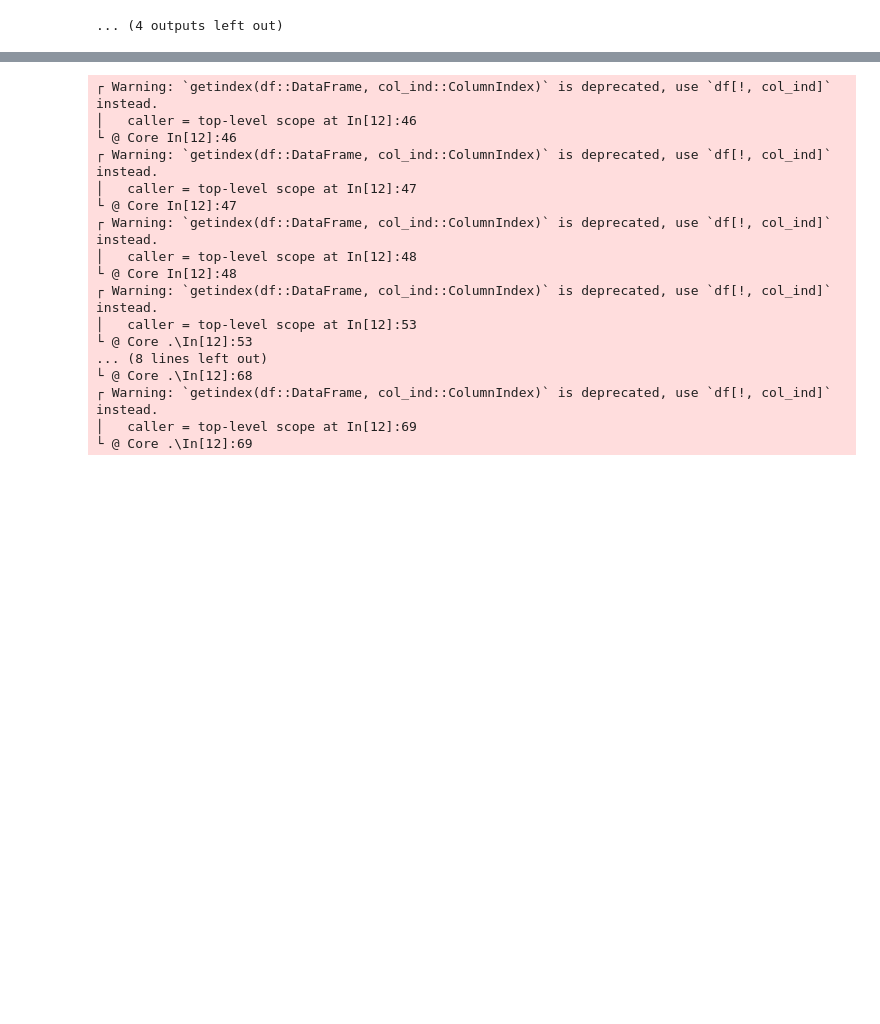
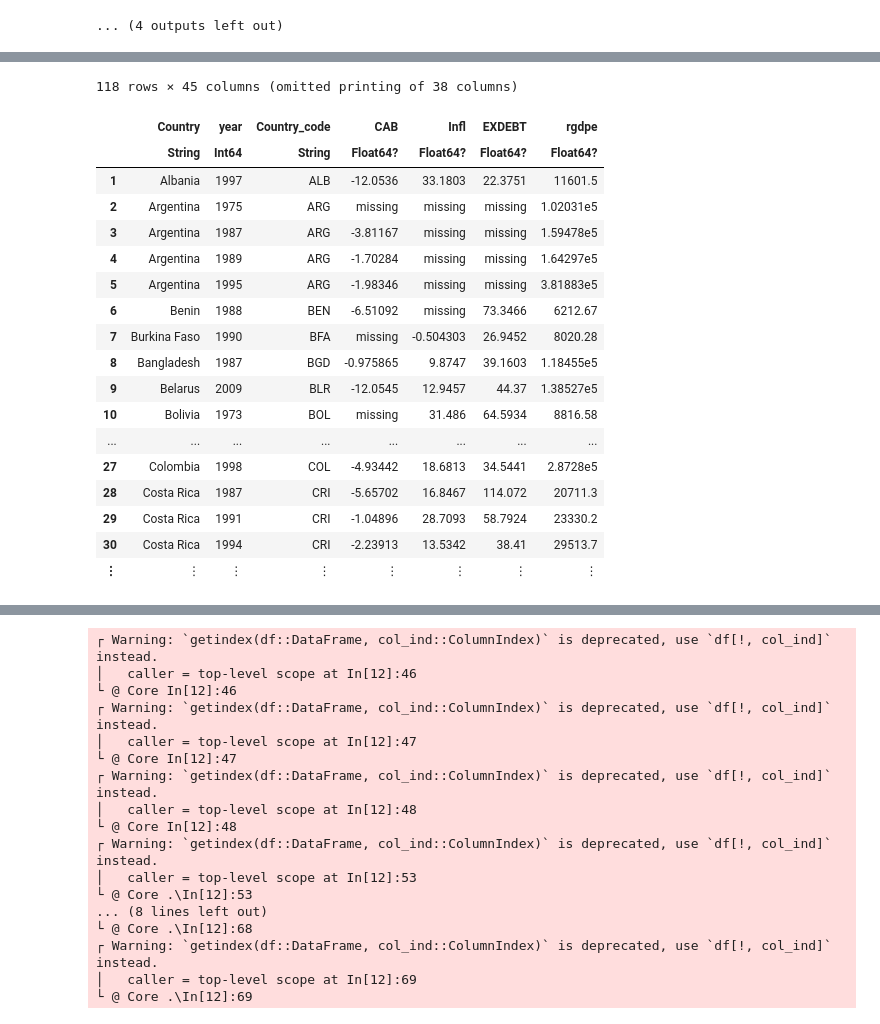
Before and after one commit to kevinkuruc/IMFCrises, a Jupyter notebook: Code/JuliaFiles/Run_Analysis.ipynb, the cells around one changed output, grey strips where cells are left out. Saved outputs shown, nothing was run; the diff lists cells and outputs as text; code cells hidden in the pictures; blank space fills up the shorter version.

```diff
--- a/Code/JuliaFiles/Run_Analysis.ipynb
+++ b/Code/JuliaFiles/Run_Analysis.ipynb
@@ -254,0 +441,22 @@ BOE multiplier is 2.613571778942222
+# %%
+TreatedMatched
+# %% [output]
+118 rows × 45 columns (omitted printing of 38 columns)
+|  | Country | year | Country_code | CAB | Infl | EXDEBT | rgdpe |
+|  | String | Int64 | String | Float64? | Float64? | Float64? | Float64? |
+| 1 | Albania | 1997 | ALB | -12.0536 | 33.1803 | 22.3751 | 11601.5 |
+| 2 | Argentina | 1975 | ARG | missing | missing | missing | 1.02031e5 |
+| 3 | Argentina | 1987 | ARG | -3.81167 | missing | missing | 1.59478e5 |
+| 4 | Argentina | 1989 | ARG | -1.70284 | missing | missing | 1.64297e5 |
+| 5 | Argentina | 1995 | ARG | -1.98346 | missing | missing | 3.81883e5 |
+| 6 | Benin | 1988 | BEN | -6.51092 | missing | 73.3466 | 6212.67 |
+| 7 | Burkina Faso | 1990 | BFA | missing | -0.504303 | 26.9452 | 8020.28 |
+| 8 | Bangladesh | 1987 | BGD | -0.975865 | 9.8747 | 39.1603 | 1.18455e5 |
+| 9 | Belarus | 2009 | BLR | -12.0545 | 12.9457 | 44.37 | 1.38527e5 |
+| 10 | Bolivia | 1973 | BOL | missing | 31.486 | 64.5934 | 8816.58 |
+| ... | ... | ... | ... | ... | ... | ... | ... |
+| 27 | Colombia | 1998 | COL | -4.93442 | 18.6813 | 34.5441 | 2.8728e5 |
+| 28 | Costa Rica | 1987 | CRI | -5.65702 | 16.8467 | 114.072 | 20711.3 |
+| 29 | Costa Rica | 1991 | CRI | -1.04896 | 28.7093 | 58.7924 | 23330.2 |
+| 30 | Costa Rica | 1994 | CRI | -2.23913 | 13.5342 | 38.41 | 29513.7 |
+| ⋮ | ⋮ | ⋮ | ⋮ | ⋮ | ⋮ | ⋮ | ⋮ |
```
Also changed, not shown: parts of 9 cells of this notebook, 40 other files.
